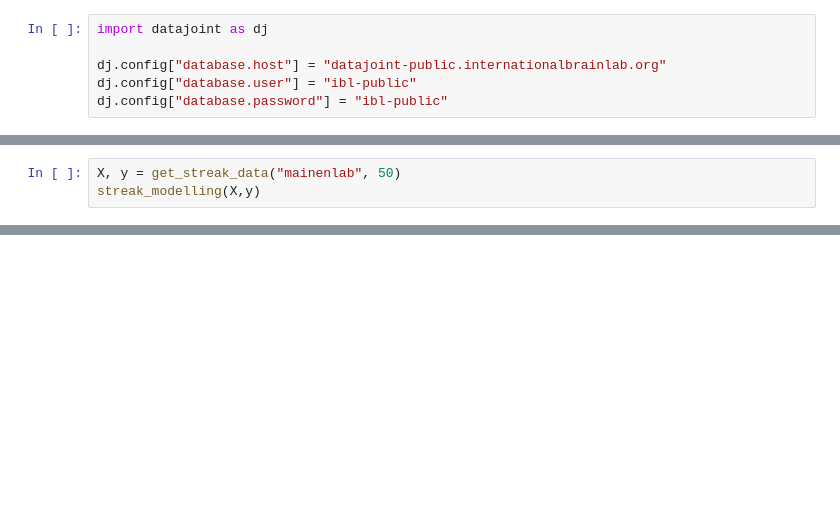
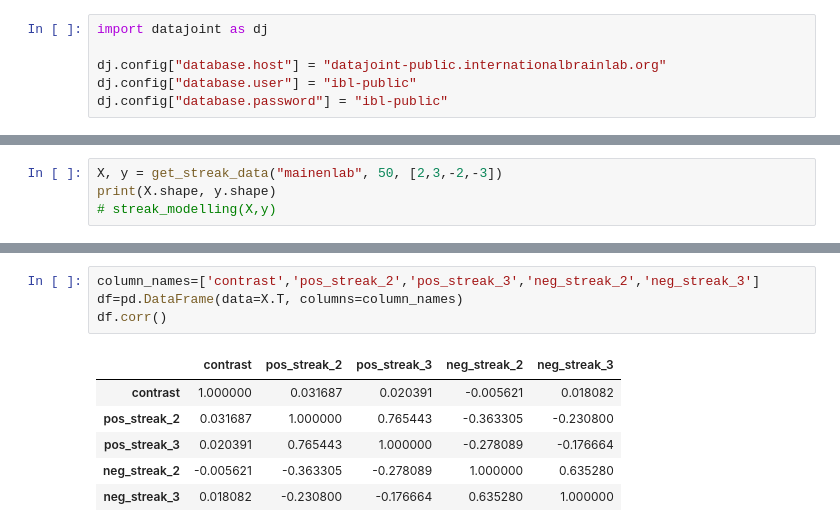
Before and after one commit to shayan823/reward_related_society, a Jupyter notebook: modelling.ipynb, the cells around one changed output, grey strips where cells are left out. Drawn from its saved outputs; the diff is of its cells as text; blank space fills up the shorter version.

```diff
--- a/modelling.ipynb
+++ b/modelling.ipynb
@@ -140,5 +88,6 @@ def streak_modelling(X,y):
     return training_accuracy, test_accuracy
 # %%
-X, y = get_streak_data("mainenlab", 50)
-streak_modelling(X,y)
+X, y = get_streak_data("mainenlab", 50, [2,3,-2,-3])
+print(X.shape, y.shape)
+# streak_modelling(X,y)
 # %% [output]
@@ -155,3 +95,14 @@ Coefficients for logistic regression:
+# %%
+column_names=['contrast','pos_streak_2','pos_streak_3','neg_streak_2','neg_streak_3']
+df=pd.DataFrame(data=X.T, columns=column_names)
+df.corr()
+# %% [output]
+|  | contrast | pos_streak_2 | pos_streak_3 | neg_streak_2 | neg_streak_3 |
+| contrast | 1.000000 | 0.031687 | 0.020391 | -0.005621 | 0.018082 |
+| pos_streak_2 | 0.031687 | 1.000000 | 0.765443 | -0.363305 | -0.230800 |
+| pos_streak_3 | 0.020391 | 0.765443 | 1.000000 | -0.278089 | -0.176664 |
+| neg_streak_2 | -0.005621 | -0.363305 | -0.278089 | 1.000000 | 0.635280 |
+| neg_streak_3 | 0.018082 | -0.230800 | -0.176664 | 0.635280 | 1.000000 |
 # %%
 pc=np.arange(10,100,10)
 train=[]
```
Also changed, not shown: parts of 14 cells of this notebook.
